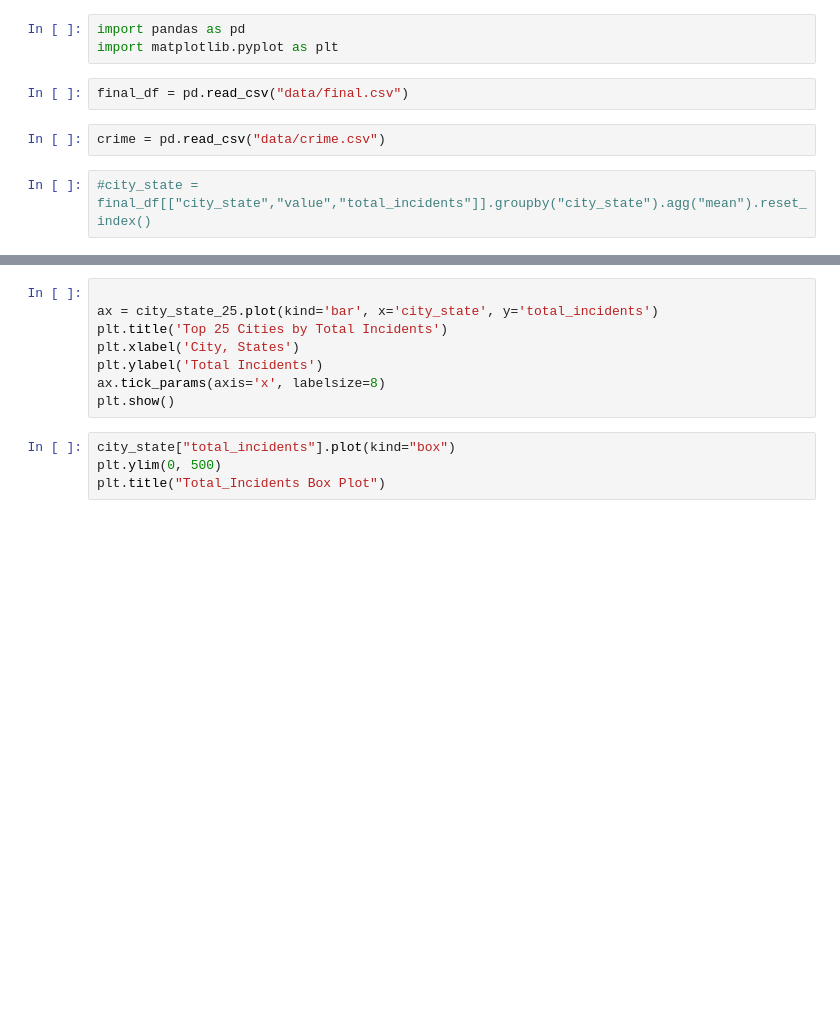
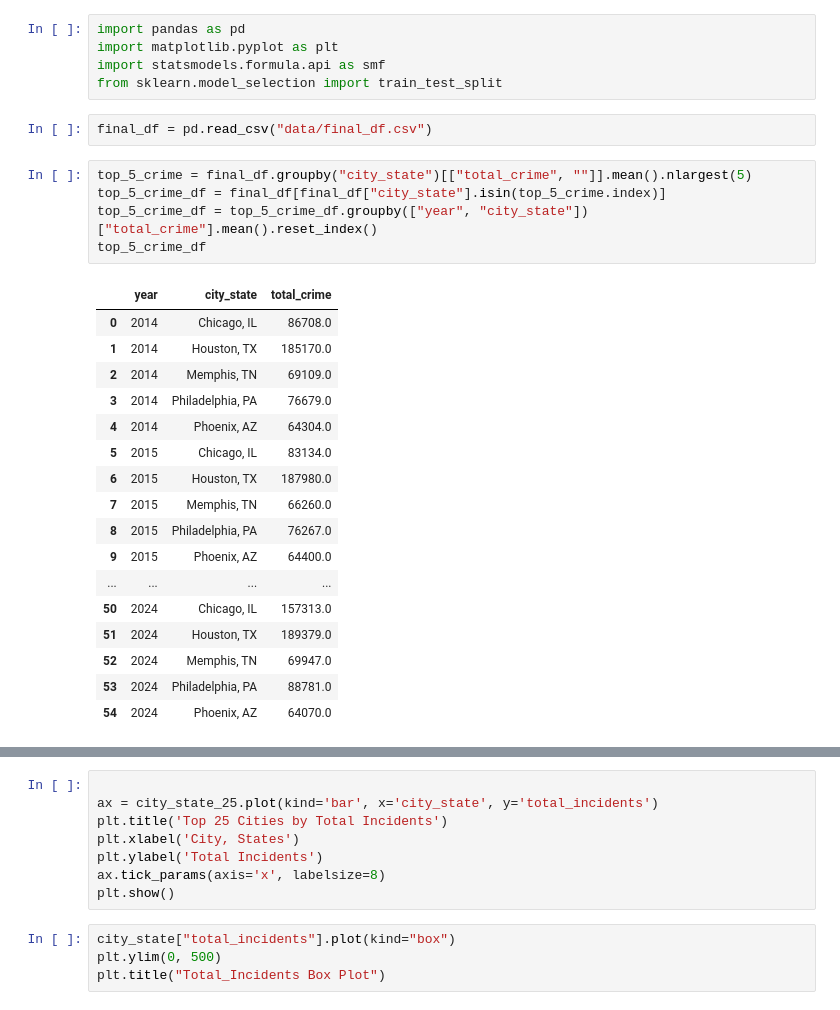
Before and after one commit to ZacharyKim/IS477-project, a Jupyter notebook: data_analysis.ipynb, the cells around one changed output, grey strips where cells are left out. Saved outputs shown, nothing was run; the diff lists cells and outputs as text; blank space fills up the shorter version.

```diff
--- a/data_analysis.ipynb
+++ b/data_analysis.ipynb
@@ -1,9 +1,30 @@
 # %%
 import pandas as pd
 import matplotlib.pyplot as plt
+import statsmodels.formula.api as smf
+from sklearn.model_selection import train_test_split
 # %%
-final_df = pd.read_csv("data/final.csv")
+final_df = pd.read_csv("data/final_df.csv")
-# %%
-crime = pd.read_csv("data/crime.csv")
 # %%
-#city_state = final_df[["city_state","value","total_incidents"]].groupby("city_state").agg("mean").reset_index()
+top_5_crime = final_df.groupby("city_state")[["total_crime", ""]].mean().nlargest(5)
+top_5_crime_df = final_df[final_df["city_state"].isin(top_5_crime.index)]
+top_5_crime_df = top_5_crime_df.groupby(["year", "city_state"])["total_crime"].mean().reset_index()
+top_5_crime_df
+# %% [output]
+|  | year | city_state | total_crime |
+| 0 | 2014 | Chicago, IL | 86708.0 |
+| 1 | 2014 | Houston, TX | 185170.0 |
+| 2 | 2014 | Memphis, TN | 69109.0 |
+| 3 | 2014 | Philadelphia, PA | 76679.0 |
+| 4 | 2014 | Phoenix, AZ | 64304.0 |
+| 5 | 2015 | Chicago, IL | 83134.0 |
+| 6 | 2015 | Houston, TX | 187980.0 |
+| 7 | 2015 | Memphis, TN | 66260.0 |
+| 8 | 2015 | Philadelphia, PA | 76267.0 |
+| 9 | 2015 | Phoenix, AZ | 64400.0 |
+| ... | ... | ... | ... |
+| 50 | 2024 | Chicago, IL | 157313.0 |
+| 51 | 2024 | Houston, TX | 189379.0 |
+| 52 | 2024 | Memphis, TN | 69947.0 |
+| 53 | 2024 | Philadelphia, PA | 88781.0 |
+| 54 | 2024 | Phoenix, AZ | 64070.0 |
```
Also changed, not shown: parts of 2 cells of this notebook, 2 other files.
